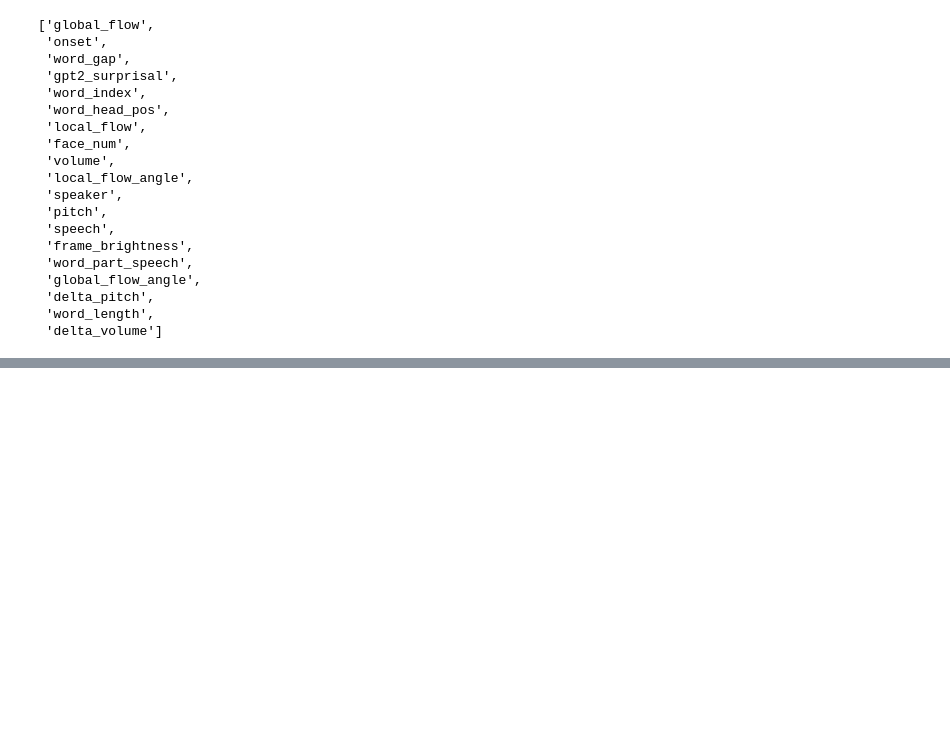
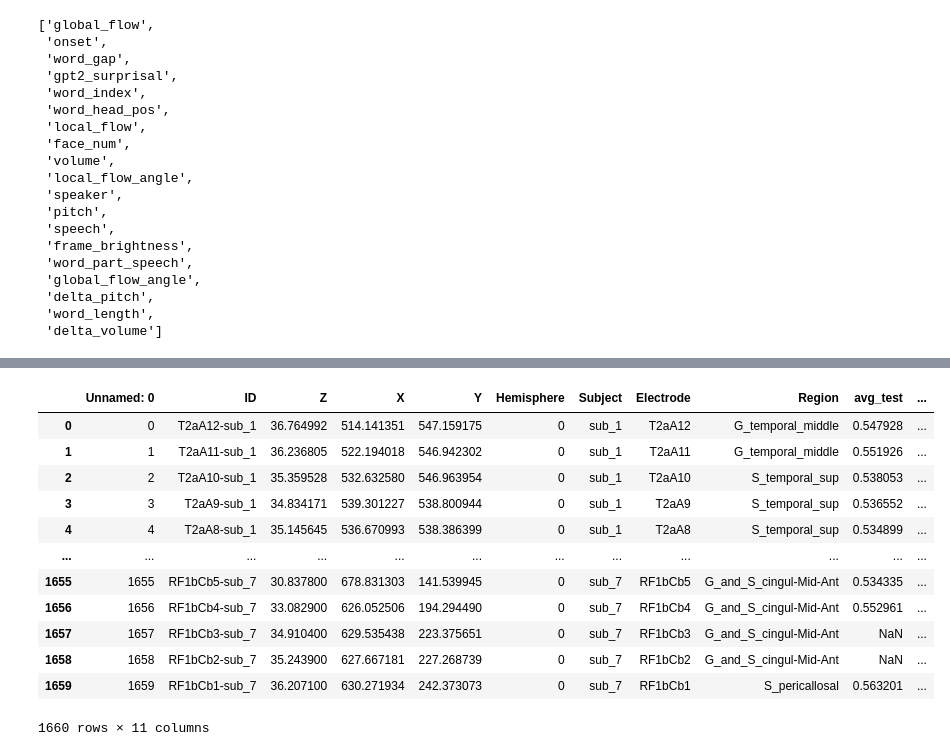
Before and after one commit to azaho/btbench, a Jupyter notebook: notebooks/plot_single_electrode_prototype.ipynb, the cells around one changed output, grey strips where cells are left out. Drawn from its saved outputs; the diff is of its cells as text; code cells hidden in the pictures; blank space fills up the shorter version.

```diff
--- a/notebooks/plot_single_electrode_prototype.ipynb
+++ b/notebooks/plot_single_electrode_prototype.ipynb
@@ -215,0 +276,16 @@ for i in range(5):
+# %%
+merged_df
+# %% [output]
+|  | Unnamed: 0 | ID | Z | X | Y | Hemisphere | Subject | Electrode | Region | avg_test | ... |
+| 0 | 0 | T2aA12-sub_1 | 36.764992 | 514.141351 | 547.159175 | 0 | sub_1 | T2aA12 | G_temporal_middle | 0.547928 | ... |
+| 1 | 1 | T2aA11-sub_1 | 36.236805 | 522.194018 | 546.942302 | 0 | sub_1 | T2aA11 | G_temporal_middle | 0.551926 | ... |
+| 2 | 2 | T2aA10-sub_1 | 35.359528 | 532.632580 | 546.963954 | 0 | sub_1 | T2aA10 | S_temporal_sup | 0.538053 | ... |
+| 3 | 3 | T2aA9-sub_1 | 34.834171 | 539.301227 | 538.800944 | 0 | sub_1 | T2aA9 | S_temporal_sup | 0.536552 | ... |
+| 4 | 4 | T2aA8-sub_1 | 35.145645 | 536.670993 | 538.386399 | 0 | sub_1 | T2aA8 | S_temporal_sup | 0.534899 | ... |
+| ... | ... | ... | ... | ... | ... | ... | ... | ... | ... | ... | ... |
+| 1655 | 1655 | RF1bCb5-sub_7 | 30.837800 | 678.831303 | 141.539945 | 0 | sub_7 | RF1bCb5 | G_and_S_cingul-Mid-Ant | 0.534335 | ... |
+| 1656 | 1656 | RF1bCb4-sub_7 | 33.082900 | 626.052506 | 194.294490 | 0 | sub_7 | RF1bCb4 | G_and_S_cingul-Mid-Ant | 0.552961 | ... |
+| 1657 | 1657 | RF1bCb3-sub_7 | 34.910400 | 629.535438 | 223.375651 | 0 | sub_7 | RF1bCb3 | G_and_S_cingul-Mid-Ant | NaN | ... |
+| 1658 | 1658 | RF1bCb2-sub_7 | 35.243900 | 627.667181 | 227.268739 | 0 | sub_7 | RF1bCb2 | G_and_S_cingul-Mid-Ant | NaN | ... |
+| 1659 | 1659 | RF1bCb1-sub_7 | 36.207100 | 630.271934 | 242.373073 | 0 | sub_7 | RF1bCb1 | S_pericallosal | 0.563201 | ... |
+1660 rows × 11 columns
```
Also changed, not shown: parts of 7 cells of this notebook, 1 other file.
